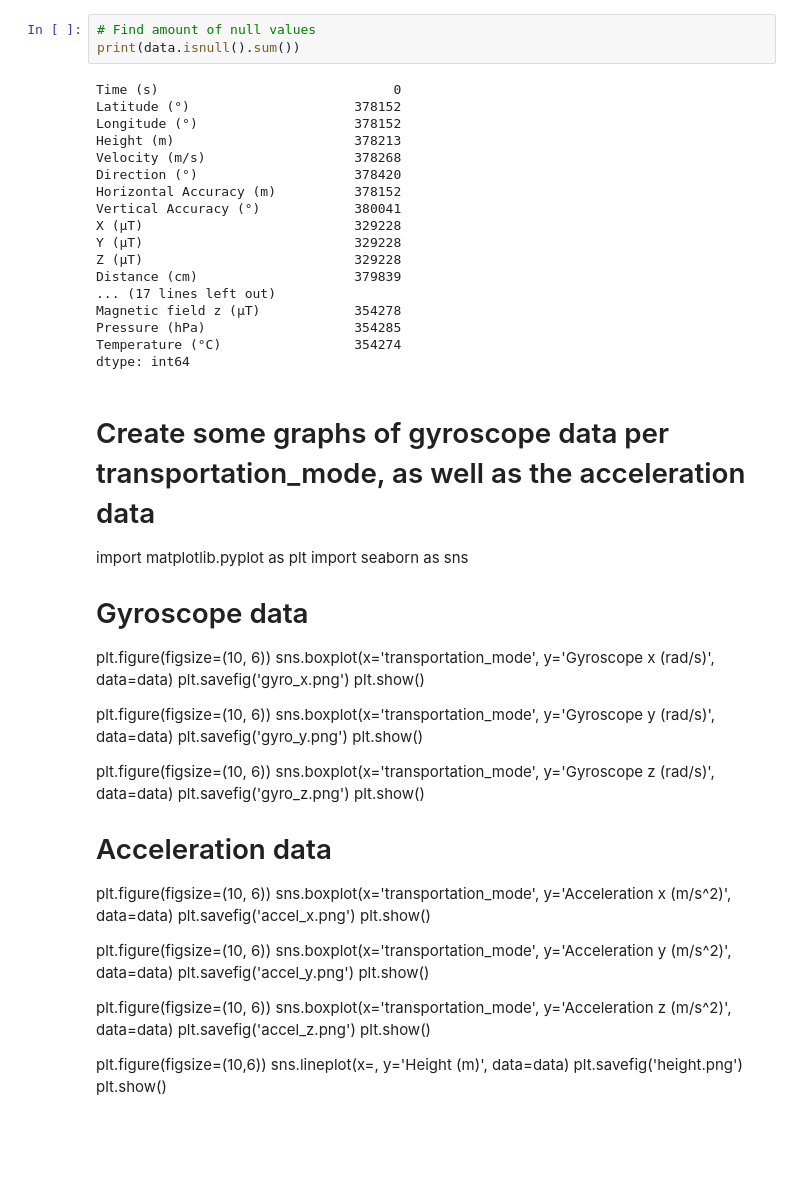
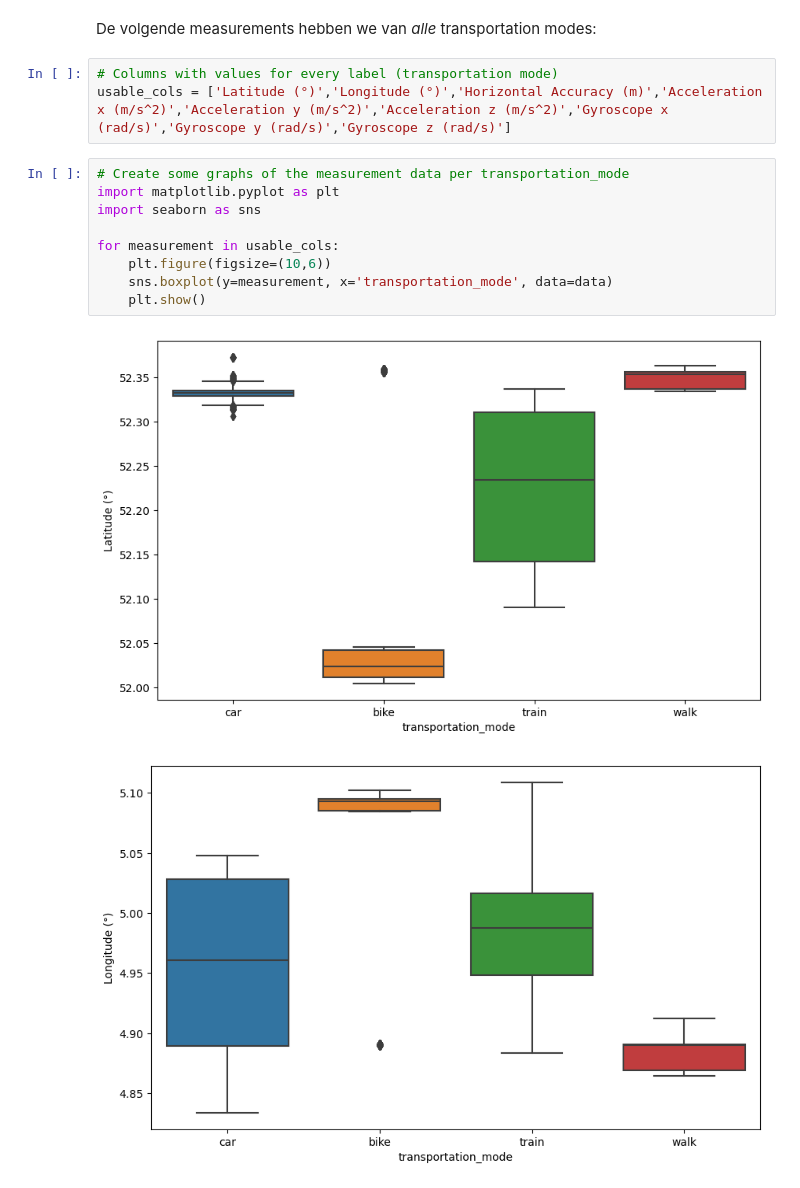
Before and after one commit to BluntKatana/transportation-mode-classifier, a Jupyter notebook: notebooks/feature_engineering.ipynb, the cells around one changed output. Saved outputs shown, nothing was run; the diff lists cells and outputs as text; blank space fills up the shorter version.

```diff
--- a/notebooks/feature_engineering.ipynb
+++ b/notebooks/feature_engineering.ipynb
@@ -36,62 +9,17 @@ Index(['Time (s)', 'Latitude (°)', 'Longitude (°)', 'Height (m)',
-# %%
-# Find amount of null values
-print(data.isnull().sum())
-# %% [output]
-Time (s)                              0
-Latitude (°)                     378152
-Longitude (°)                    378152
-Height (m)                       378213
-Velocity (m/s)                   378268
-Direction (°)                    378420
-Horizontal Accuracy (m)          378152
-Vertical Accuracy (°)            380041
-X (µT)                           329228
-Y (µT)                           329228
-Z (µT)                           329228
-Distance (cm)                    379839
-... (17 lines left out)
-Magnetic field z (µT)            354278
-Pressure (hPa)                   354285
-Temperature (°C)                 354274
-dtype: int64
-# %% [markdown]
-# Create some graphs of gyroscope data per transportation_mode, as well as the acceleration data
-import matplotlib.pyplot as plt
-import seaborn as sns
-
-# Gyroscope data
-plt.figure(figsize=(10, 6))
-sns.boxplot(x='transportation_mode', y='Gyroscope x (rad/s)', data=data)
-plt.savefig('gyro_x.png')
-plt.show()
-
-plt.figure(figsize=(10, 6))
-sns.boxplot(x='transportation_mode', y='Gyroscope y (rad/s)', data=data)
-plt.savefig('gyro_y.png')
-plt.show()
-
-plt.figure(figsize=(10, 6))
-sns.boxplot(x='transportation_mode', y='Gyroscope z (rad/s)', data=data)
-plt.savefig('gyro_z.png')
-plt.show()
-
-# Acceleration data
-plt.figure(figsize=(10, 6))
-sns.boxplot(x='transportation_mode', y='Acceleration x (m/s^2)', data=data)
-plt.savefig('accel_x.png')
-plt.show()
-
-plt.figure(figsize=(10, 6))
-sns.boxplot(x='transportation_mode', y='Acceleration y (m/s^2)', data=data)
-plt.savefig('accel_y.png')
-plt.show()
-
-plt.figure(figsize=(10, 6))
-sns.boxplot(x='transportation_mode', y='Acceleration z (m/s^2)', data=data)
-plt.savefig('accel_z.png')
-plt.show()
-
-plt.figure(figsize=(10,6))
-sns.lineplot(x=, y='Height (m)', data=data)
-plt.savefig('height.png')
-plt.show()
+# %% [markdown]
+De volgende measurements hebben we van *alle* transportation modes:
+# %%
+# Columns with values for every label (transportation mode)
+usable_cols = ['Latitude (°)','Longitude (°)','Horizontal Accuracy (m)','Acceleration x (m/s^2)','Acceleration y (m/s^2)','Acceleration z (m/s^2)','Gyroscope x (rad/s)','Gyroscope y (rad/s)','Gyroscope z (rad/s)']
+# %%
+# Create some graphs of the measurement data per transportation_mode
+import matplotlib.pyplot as plt
+import seaborn as sns
+
+for measurement in usable_cols:
+    plt.figure(figsize=(10,6))
+    sns.boxplot(y=measurement, x='transportation_mode', data=data)
+    plt.show()
+# %% [output]
+[figure, added]
+[figure, added]
```
Also changed, not shown: parts of 21 cells of this notebook.
